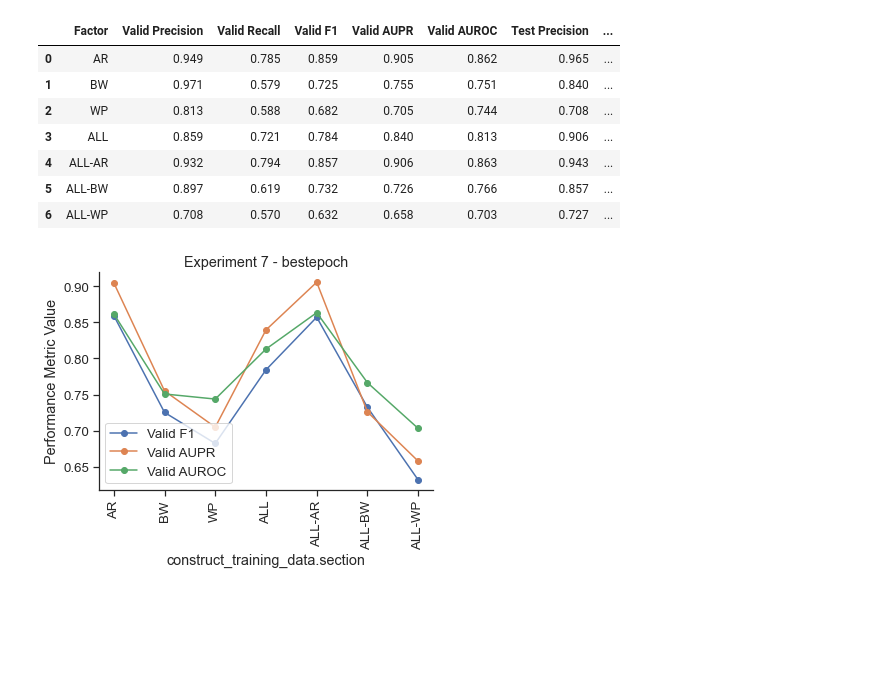
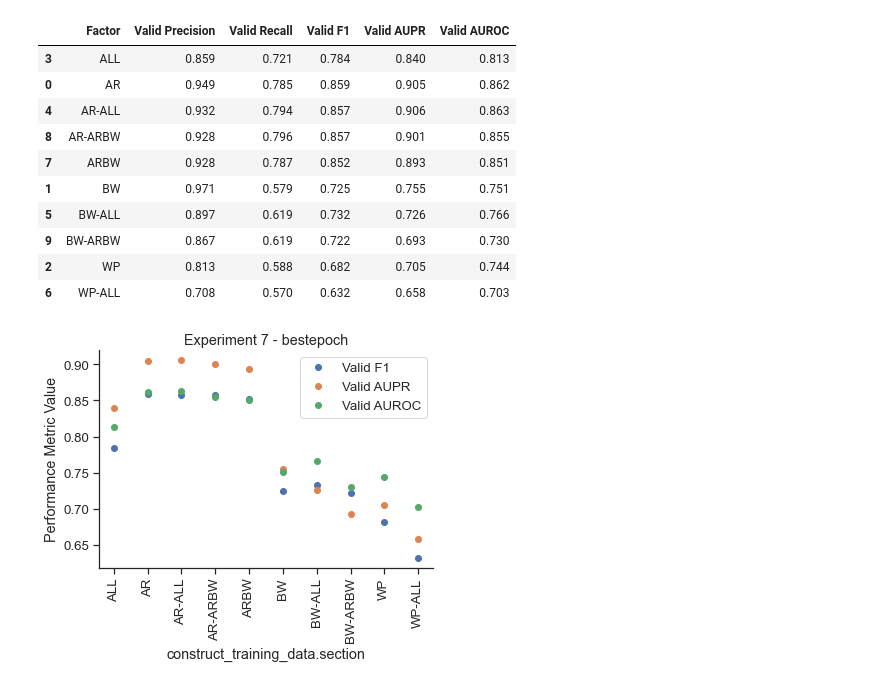
Before and after one commit to tatonetti-lab/onsides, a Jupyter notebook: notebooks/Experiment 4-Compare performance across AR, BW, and WP sections.ipynb, the cells around one changed output. Drawn from its saved outputs; the diff is of its cells as text; code cells hidden in the pictures; blank space fills up the shorter version.

```diff
--- a/notebooks/Experiment 4-Compare performance across AR, BW, and WP sections.ipynb
+++ b/notebooks/Experiment 4-Compare performance across AR, BW, and WP sections.ipynb
@@ -59,13 +59,21 @@ for modeltype in ('final', 'bestepoch'):
                 factor_labels.append(experiment['labels'][i])
 
             # Special processing for the ALL sections file
+            sections = []
             if 'ALL' in resfile:
-                for section in ('AR', 'BW', 'WP'):
+                sections = ('AR', 'BW', 'WP')
+                groupname = 'ALL'
+            elif 'ARBW' in resfile:
+                sections = ('AR', 'BW')
+                groupname = 'ARBW'
+
+            if len(sections) > 0:
+                for section in sections:
                     section_df = split_df[split_df['section'] == section]
                     section_prdata = ph.prdata(section_df['label'], section_df['Pred1'])
                     perfdata[(modeltype, split)]['prdata'].append(section_prdata)
                     if modeltype == 'final' and split == 'valid':
-                        factor_labels.append(f'ALL-{section}')
+                        factor_labels.append(f'{section}-{groupname}')
 
 
         plt.xlabel('Recall')
@@ -94,8 +102,16 @@ for modeltype in ('final', 'bestepoch'):
             plt.plot([rocdata['max_f1_fpr']], [rocdata['max_f1_tpr']], '*', color=colors[i], markersize=12)
 
             # Special processing for the ALL sections file
+            sections = []
             if 'ALL' in resfile:
-                for section in ('AR', 'BW', 'WP'):
+                sections = ('AR', 'BW', 'WP')
+                groupname = 'ALL'
+            elif 'ARBW' in resfile:
+                sections = ('AR', 'BW')
+                groupname = 'ARBW'
+
+            if len(sections) > 0:
+                for section in sections:
                     section_df = split_df[split_df['section'] == section]
                     section_rocdata = ph.rocdata(section_df['label'], section_df['Pred1'], prdata['max_f1_threshold'])
                     perfdata[(modeltype, split)]['rocdata'].append(section_rocdata)
@@ -132,44 +157,49 @@ dfdata = {
 }
 
 valid = pd.DataFrame(dfdata)
 
 key = (modeltype, 'test')
 dfdata = {
 #     'Factor': experiment['labels'],
     'Test Precision': [d['max_f1_precision'] for d in perfdata[key]['prdata']],
     'Test Recall': [d['max_f1_recall'] for d in perfdata[key]['prdata']],
     'Test F1': [d['max_f1'] for d in perfdata[key]['prdata']],
     'Test AUPR': [d['pr_auc'] for d in perfdata[key]['prdata']],
     'Test AUROC': [d['roc_auc'] for d in perfdata[key]['rocdata']],
 }
 
 test = pd.DataFrame(dfdata)
 
+plotdata = valid.sort_values(by=['Factor'])
+
 sns.set(style='ticks', font_scale=1.2)
 
 for col in ('Valid F1', 'Valid AUPR', 'Valid AUROC'):
-    plt.plot(valid[col], 'o-', label=col)
+    plt.plot(range(len(valid)), plotdata[col], 'o', label=col)
 
-plt.xticks(ticks = range(len(valid)), labels = valid['Factor'], rotation=90)
+plt.xticks(ticks = range(len(valid)), labels = plotdata['Factor'], rotation=90)
 plt.xlabel(experiment['factor'])
 plt.ylabel('Performance Metric Value')
 plt.title(f"Experiment 7 - {modeltype}")
 plt.legend()
 sns.despine()
 
 plt.savefig(f'../figures/Experiment{experiment_id}-{modeltype}-summary-stats.pdf')
 
 pd.concat([valid, test], axis=1)
 # %% [output]
-|  | Factor | Valid Precision | Valid Recall | Valid F1 | Valid AUPR | Valid AUROC | Test Precision | ... |
-| 0 | AR | 0.949 | 0.785 | 0.859 | 0.905 | 0.862 | 0.965 | ... |
-| 1 | BW | 0.971 | 0.579 | 0.725 | 0.755 | 0.751 | 0.840 | ... |
-| 2 | WP | 0.813 | 0.588 | 0.682 | 0.705 | 0.744 | 0.708 | ... |
-| 3 | ALL | 0.859 | 0.721 | 0.784 | 0.840 | 0.813 | 0.906 | ... |
-| 4 | ALL-AR | 0.932 | 0.794 | 0.857 | 0.906 | 0.863 | 0.943 | ... |
-| 5 | ALL-BW | 0.897 | 0.619 | 0.732 | 0.726 | 0.766 | 0.857 | ... |
-| 6 | ALL-WP | 0.708 | 0.570 | 0.632 | 0.658 | 0.703 | 0.727 | ... |
+|  | Factor | Valid Precision | Valid Recall | Valid F1 | Valid AUPR | Valid AUROC |
+| 3 | ALL | 0.859 | 0.721 | 0.784 | 0.840 | 0.813 |
+| 0 | AR | 0.949 | 0.785 | 0.859 | 0.905 | 0.862 |
+| 4 | AR-ALL | 0.932 | 0.794 | 0.857 | 0.906 | 0.863 |
+| 8 | AR-ARBW | 0.928 | 0.796 | 0.857 | 0.901 | 0.855 |
+| 7 | ARBW | 0.928 | 0.787 | 0.852 | 0.893 | 0.851 |
+| 1 | BW | 0.971 | 0.579 | 0.725 | 0.755 | 0.751 |
+| 5 | BW-ALL | 0.897 | 0.619 | 0.732 | 0.726 | 0.766 |
+| 9 | BW-ARBW | 0.867 | 0.619 | 0.722 | 0.693 | 0.730 |
+| 2 | WP | 0.813 | 0.588 | 0.682 | 0.705 | 0.744 |
+| 6 | WP-ALL | 0.708 | 0.570 | 0.632 | 0.658 | 0.703 |
-[figure, old version]
+[figure, new version]
 # %%
 modeltype = 'final'
 key = (modeltype, 'valid')
```
Also changed, not shown: parts of 4 cells of this notebook, 5 other files.
